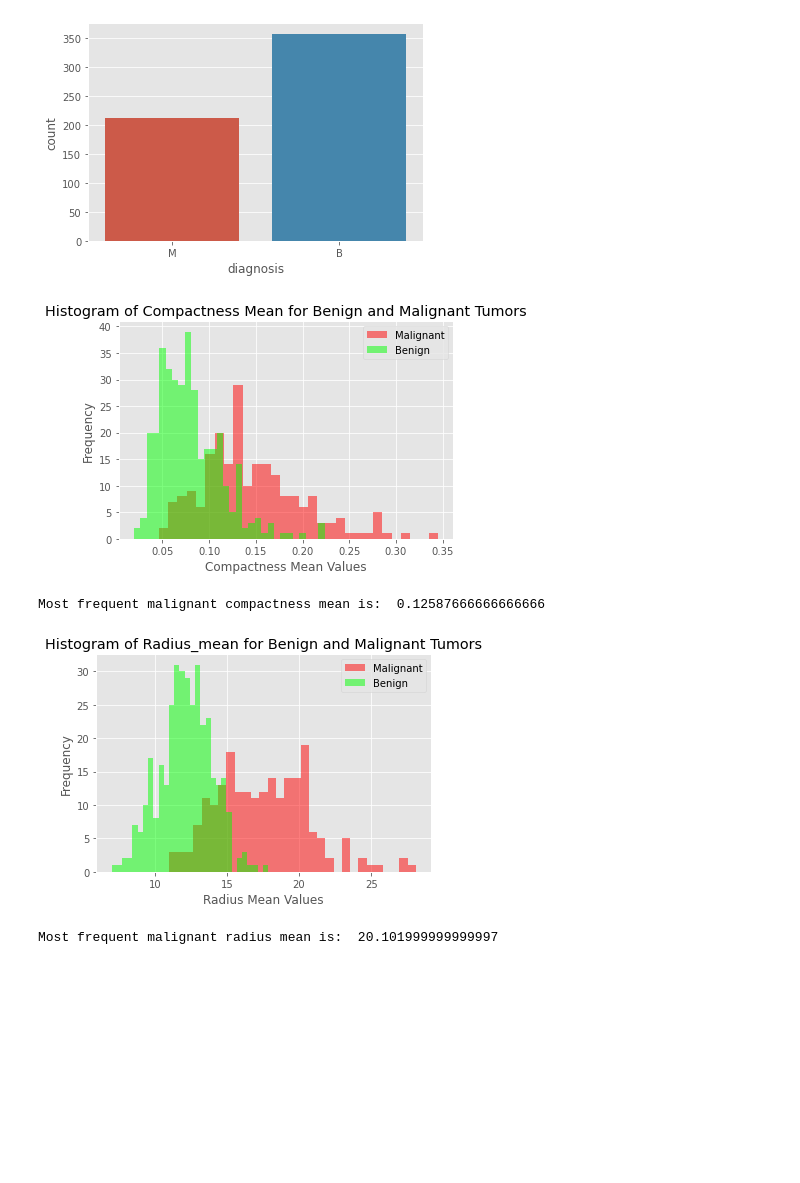
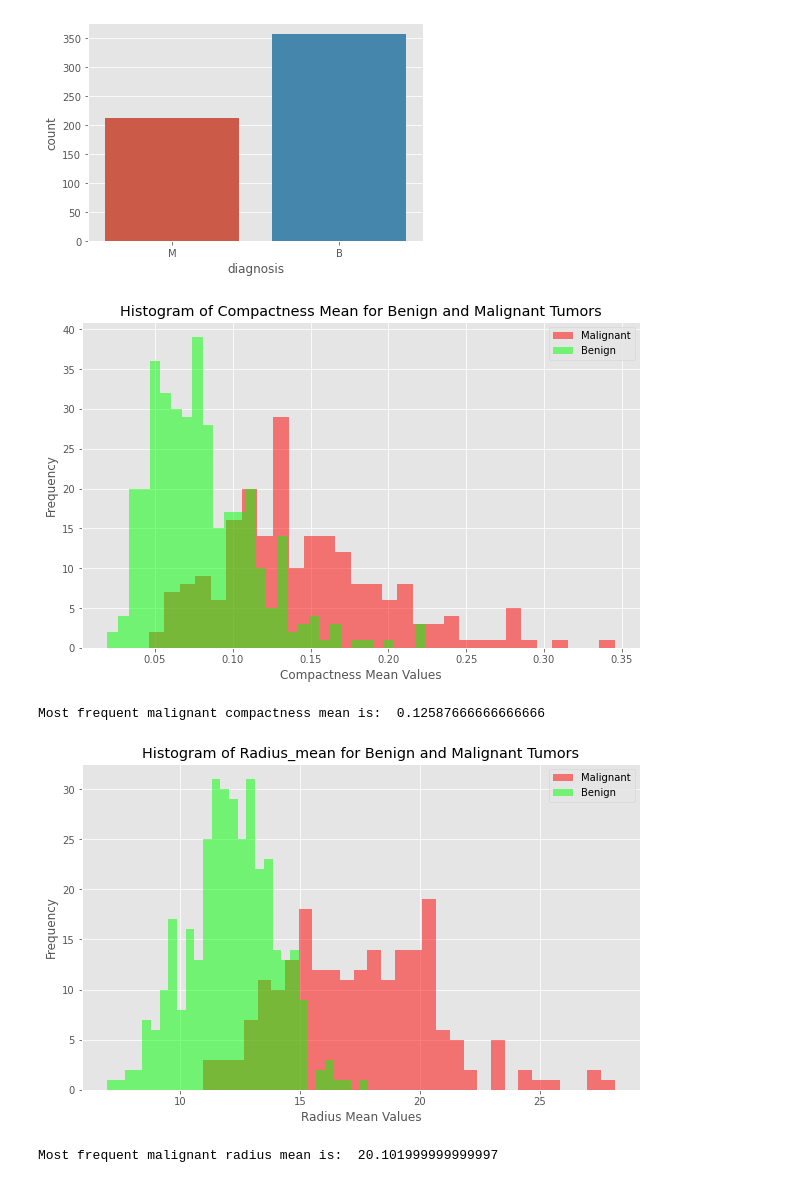
Before and after one commit to Tilda98/Causal_Inference, a Jupyter notebook: notebooks/eda.ipynb, the cells around one changed output. Saved outputs shown, nothing was run; the diff lists cells and outputs as text; code cells hidden in the pictures; blank space fills up the shorter version.

Commit message:
more graphs for insights

```diff
--- a/notebooks/eda.ipynb
+++ b/notebooks/eda.ipynb
@@ -84,21 +84,23 @@ Number of Benign:  357
 Number of Malignant :  212
 [figure]
 # %%
+plt.figure(figsize=(10, 6))
 M = plt.hist(data[data["diagnosis"] == "M"].compactness_mean,bins=30,fc = (1,0,0,0.5),label = "Malignant")
 B = plt.hist(data[data["diagnosis"] == "B"].compactness_mean,bins=30,fc = (0,1,0,0.5),label = "Benign")
 plt.legend()
 plt.xlabel("Compactness Mean Values")
 plt.ylabel("Frequency")
 plt.title("Histogram of Compactness Mean for Benign and Malignant Tumors")
 plt.show()
 frequent_malignant_compactness_mean = M[0].max()
 index_frequent_malignant_compactness_mean = list(M[0]).index(frequent_malignant_compactness_mean)
 most_frequent_malignant_compactness_mean = M[1][index_frequent_malignant_compactness_mean]
 print("Most frequent malignant compactness mean is: ",most_frequent_malignant_compactness_mean)
 # %% [output]
-[figure, old version]
+[figure, new version]
 Most frequent malignant compactness mean is:  0.12587666666666666
 # %%
+plt.figure(figsize=(10, 6))
 M = plt.hist(data[data["diagnosis"] == "M"].radius_mean,bins=30,fc = (1,0,0,0.5),label = "Malignant")
 B = plt.hist(data[data["diagnosis"] == "B"].radius_mean,bins=30,fc = (0,1,0,0.5),label = "Benign")
 plt.legend()
@@ -111,5 +113,5 @@ index_frequent_malignant_radius_mean = list(M[0]).index(frequent_malignant_radiu
 most_frequent_malignant_radius_mean = M[1][index_frequent_malignant_radius_mean]
 print("Most frequent malignant radius mean is: ",most_frequent_malignant_radius_mean)
 # %% [output]
-[figure, old version]
+[figure, new version]
 Most frequent malignant radius mean is:  20.101999999999997
```
Also changed, not shown: parts of 2 cells of this notebook.
